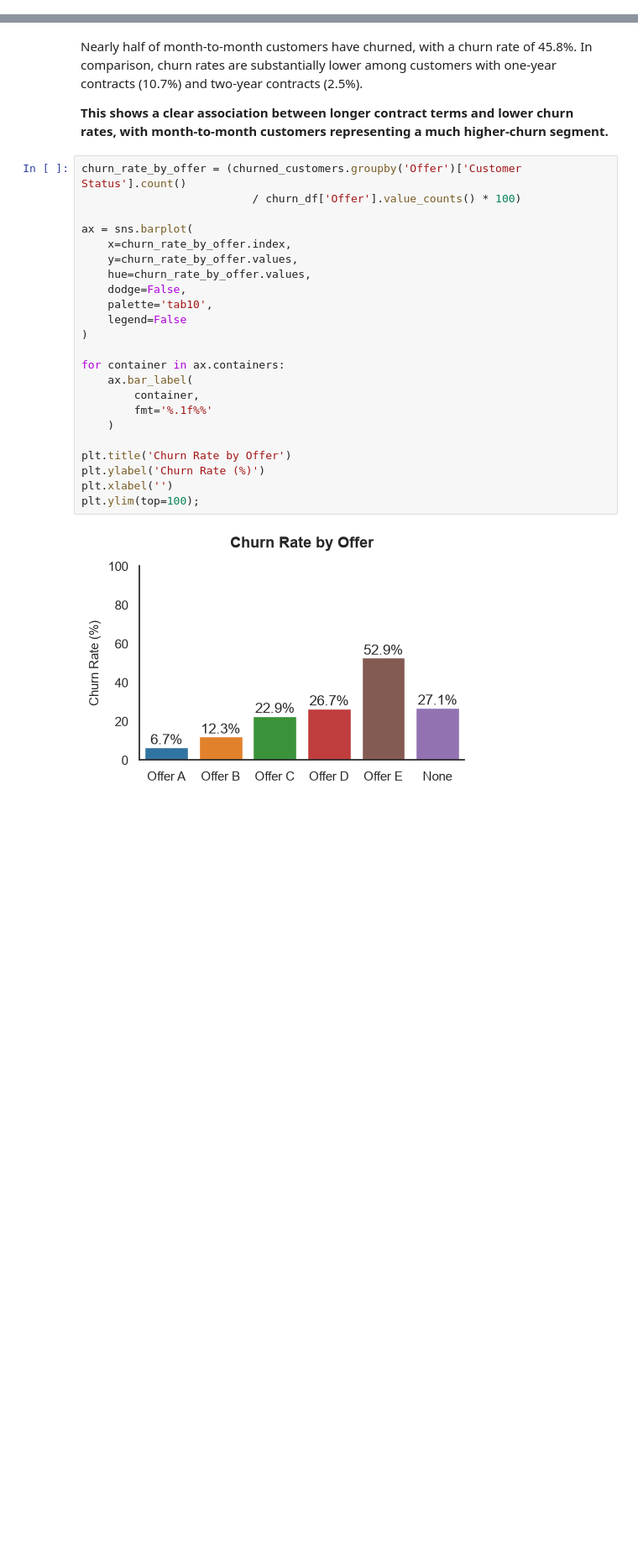
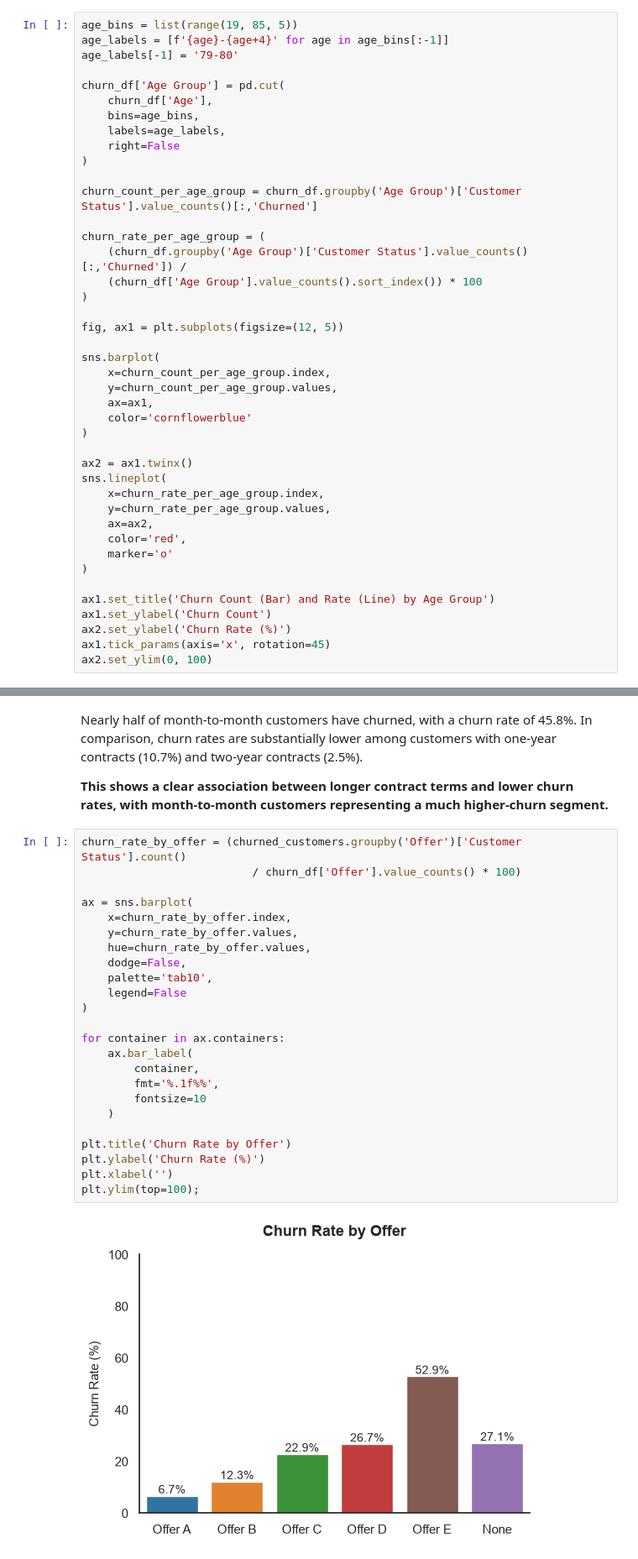
Before and after one commit to pendergataxel/telecom-customer-churn-analysis, a Jupyter notebook: notebooks/03_bivariate_and_churn_drivers.ipynb, the cells around one changed output, grey strips where cells are left out. Shown at 84% size. Drawn from its saved outputs; the diff is of its cells as text; blank space fills up the shorter version.

```diff
--- a/notebooks/03_bivariate_and_churn_drivers.ipynb
+++ b/notebooks/03_bivariate_and_churn_drivers.ipynb
@@ -551,0 +507,42 @@ ax1.tick_params(axis='x', rotation=45);
+# %%
+age_bins = list(range(19, 85, 5))
+age_labels = [f'{age}-{age+4}' for age in age_bins[:-1]]
+age_labels[-1] = '79-80'
+
+churn_df['Age Group'] = pd.cut(
+    churn_df['Age'],
+    bins=age_bins,
+    labels=age_labels,
+    right=False
+)
+
+churn_count_per_age_group = churn_df.groupby('Age Group')['Customer Status'].value_counts()[:,'Churned']
+
+churn_rate_per_age_group = (
+    (churn_df.groupby('Age Group')['Customer Status'].value_counts()[:,'Churned']) /
+    (churn_df['Age Group'].value_counts().sort_index()) * 100
+)
+
+fig, ax1 = plt.subplots(figsize=(12, 5))
+
+sns.barplot(
+    x=churn_count_per_age_group.index,
+    y=churn_count_per_age_group.values,
+    ax=ax1,
+    color='cornflowerblue'
+)
+
+ax2 = ax1.twinx()
+sns.lineplot(
+    x=churn_rate_per_age_group.index,
+    y=churn_rate_per_age_group.values,
+    ax=ax2,
+    color='red',
+    marker='o'
+)
+
+ax1.set_title('Churn Count (Bar) and Rate (Line) by Age Group')
+ax1.set_ylabel('Churn Count')
+ax2.set_ylabel('Churn Rate (%)')
+ax1.tick_params(axis='x', rotation=45)
+ax2.set_ylim(0, 100)
@@ -686,26 +681,27 @@ Nearly half of month-to-month customers have churned, with a churn rate of 45.8%
 # %%
 churn_rate_by_offer = (churned_customers.groupby('Offer')['Customer Status'].count()
                           / churn_df['Offer'].value_counts() * 100)
 
 ax = sns.barplot(
     x=churn_rate_by_offer.index,
     y=churn_rate_by_offer.values,
     hue=churn_rate_by_offer.values,
     dodge=False,
     palette='tab10',
     legend=False
 )
 
 for container in ax.containers:
     ax.bar_label(
         container,
-        fmt='%.1f%%'
+        fmt='%.1f%%',
+        fontsize=10
     )
 
 plt.title('Churn Rate by Offer')
 plt.ylabel('Churn Rate (%)')
 plt.xlabel('')
 plt.ylim(top=100);
 # %% [output]
-[figure, old version]
+[figure, new version]
 # %% [markdown]
```
Also changed, not shown: parts of 21 cells of this notebook.
